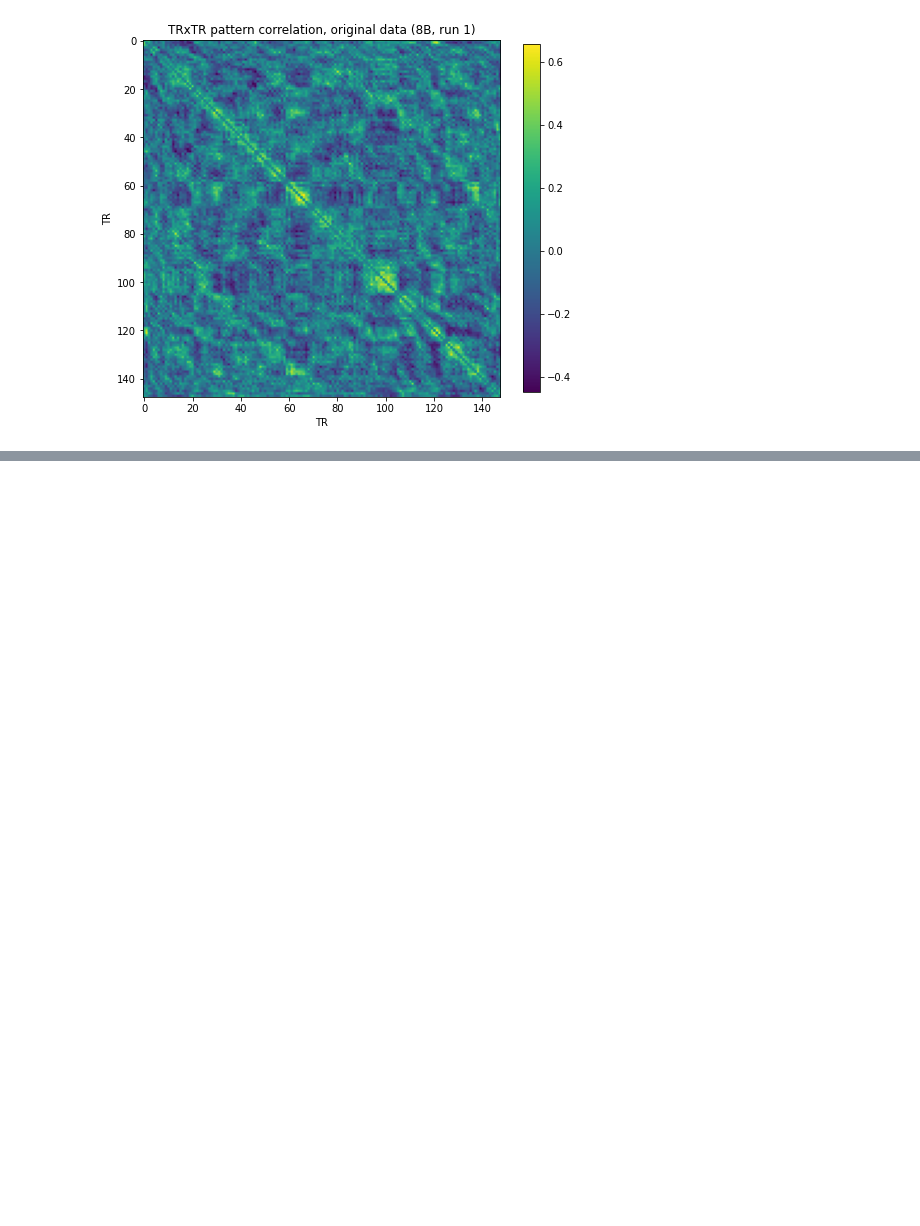
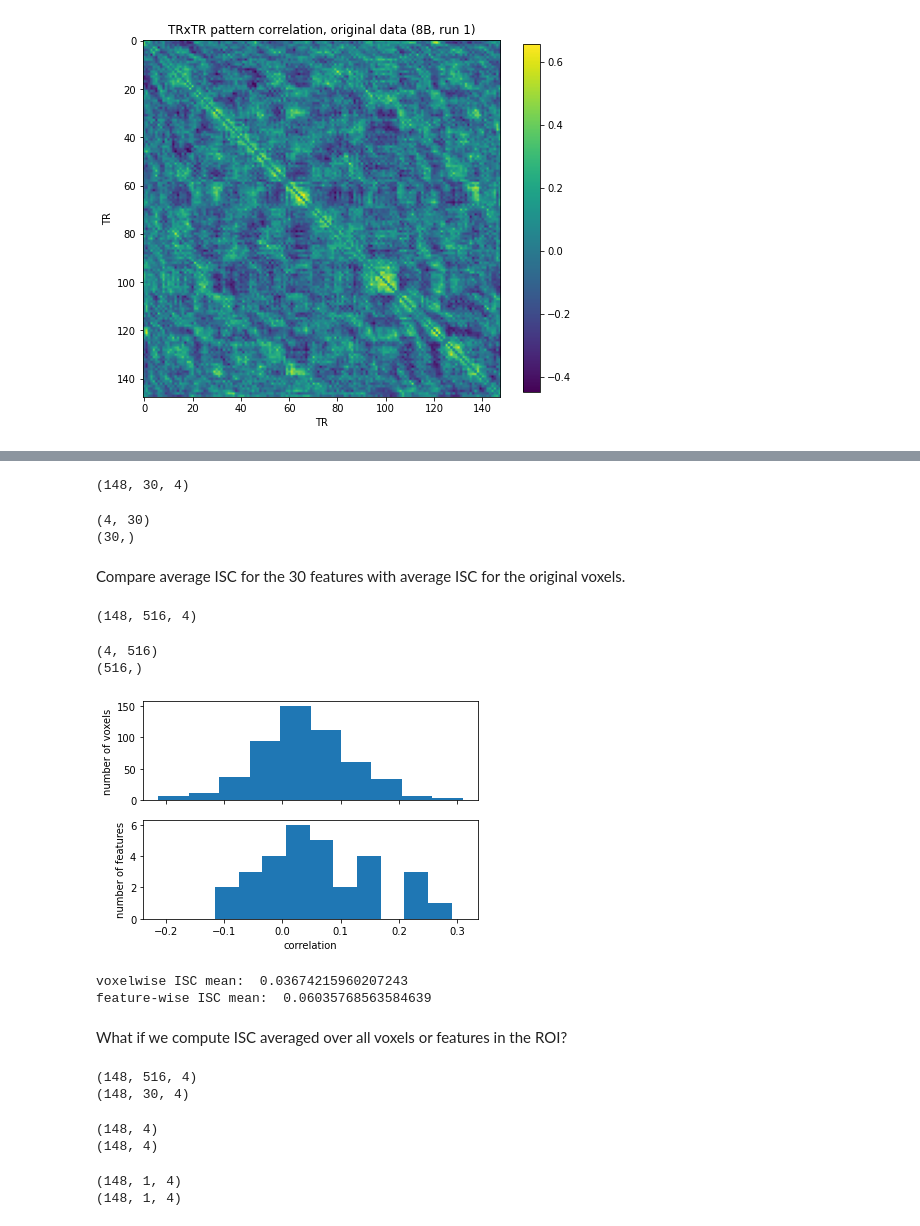
Before and after one commit to riesacassano/fMRI_piano, a Jupyter notebook: ryc_TRxTR_SRM_090721.ipynb, the cells around one changed output, grey strips where cells are left out. Cells and saved outputs as stored; diff of their text form; code cells hidden in the pictures; blank space fills up the shorter version.

```diff
--- a/ryc_TRxTR_SRM_090721.ipynb
+++ b/ryc_TRxTR_SRM_090721.ipynb
@@ -118,0 +151,76 @@ ax.set_xlabel('TR');
+# %%
+# for ISC, data has to be TRs x voxels/features x subjects
+shared_test = np.asarray(shared_test)
+shared_test = np.transpose(shared_test,axes=[2,1,0])
+print(shared_test.shape)
+# %% [output]
+(148, 30, 4)
+# %%
+shared_test_isc = isc(shared_test)
+print(shared_test_isc.shape)
+
+# average ISC values across subjects
+isc_by_feat = np.average(shared_test_isc,axis=0)
+print(isc_by_feat.shape)
+# %% [output]
+(4, 30)
+(30,)
+# %% [markdown]
+Compare average ISC for the 30 features with average ISC for the original voxels.
+# %%
+# reshape the original data for ISC
+test_data = np.transpose(test_data,axes=[2,1,0])
+print(test_data.shape)
+# %% [output]
+(148, 516, 4)
+# %%
+test_isc = isc(test_data)
+print(test_isc.shape)
+
+# average ISC values across subjects
+isc_by_voxel = np.average(test_isc,axis=0)
+print(isc_by_voxel.shape)
+# %% [output]
+(4, 516)
+(516,)
+# %%
+# compare the two distributions
+fig,ax = plt.subplots(2,1,sharex=True)
+ax[0].hist(isc_by_voxel)
+ax[0].set_ylabel('number of voxels')
+ax[1].hist(isc_by_feat)
+ax[1].set_ylabel('number of features')
+ax[1].set_xlabel('correlation');
+# %% [output]
+[figure, added]
+# %%
+print('voxelwise ISC mean: ', np.average(isc_by_voxel))
+print('feature-wise ISC mean: ', np.average(isc_by_feat))
+# %% [output]
+voxelwise ISC mean:  0.03674215960207243
+feature-wise ISC mean:  0.06035768563584639
+# %% [markdown]
+What if we compute ISC averaged over all voxels or features in the ROI?
+# %%
+print(test_data.shape)
+print(shared_test.shape)
+# %% [output]
+(148, 516, 4)
+(148, 30, 4)
+# %%
+# average over all voxels or features
+avg_test = np.average(test_data,axis=1)
+avg_shared = np.average(shared_test,axis=1)
+print(avg_test.shape)
+print(avg_shared.shape)
+# %% [output]
+(148, 4)
+(148, 4)
+# %%
+avg_test = np.reshape(avg_test,(avg_test.shape[0],1,avg_test.shape[1]))
+avg_shared = np.reshape(avg_shared,(avg_shared.shape[0],1,avg_shared.shape[1]))
+print(avg_test.shape)
+print(avg_shared.shape)
+# %% [output]
+(148, 1, 4)
+(148, 1, 4)
```
Also changed, not shown: parts of 13 cells of this notebook.
